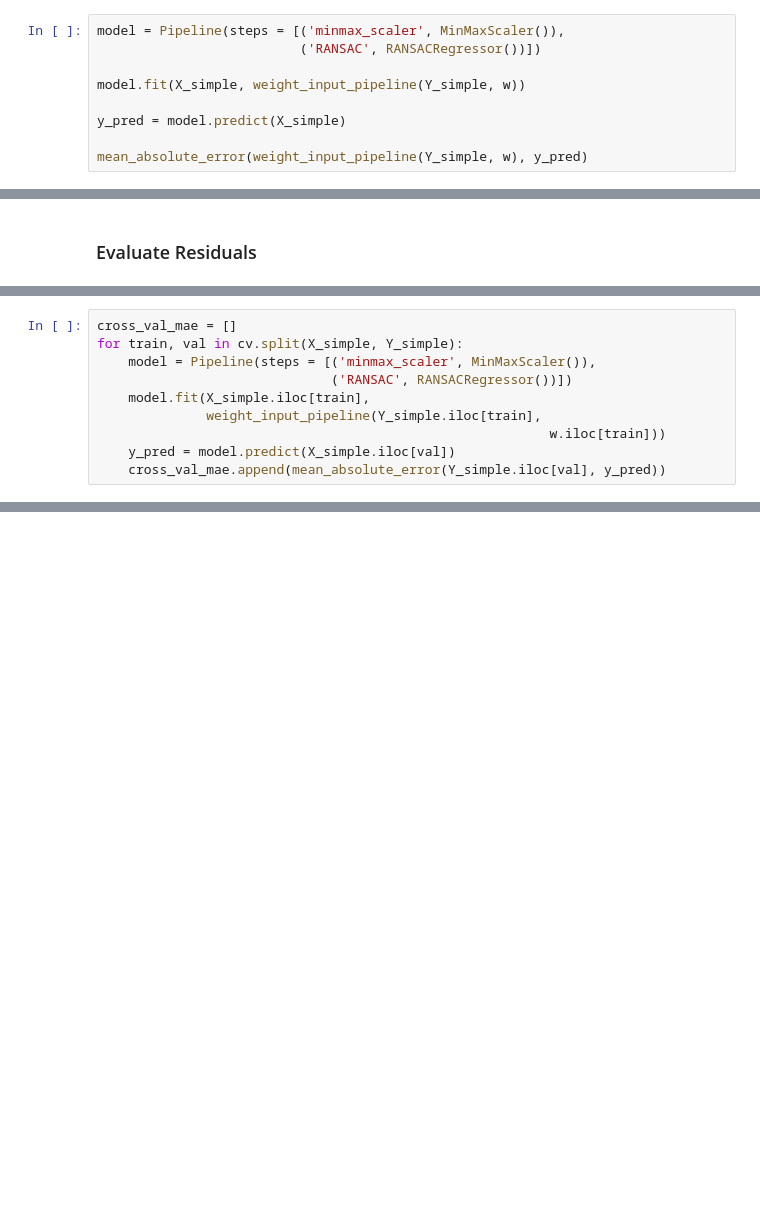
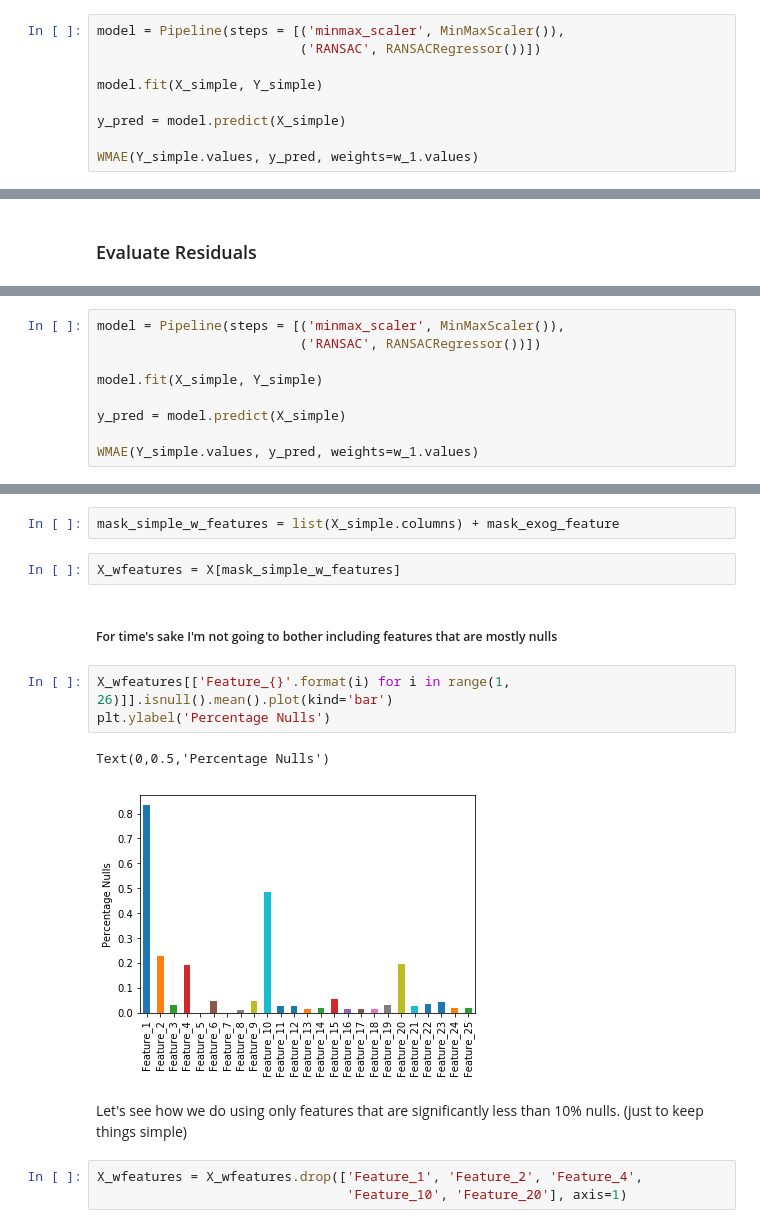
Before and after one commit to Ryanglambert/time_series, a Jupyter notebook: EDA Winton.ipynb, the cells around one changed output, grey strips where cells are left out. Saved outputs shown, nothing was run; the diff lists cells and outputs as text; blank space fills up the shorter version.

Commit message:
WMAE instead of whatever I was doing before

```diff
--- a/EDA Winton.ipynb
+++ b/EDA Winton.ipynb
@@ -269,9 +278,9 @@ model.fit(X_simple.iloc[:limit],
 model = Pipeline(steps = [('minmax_scaler', MinMaxScaler()),
                           ('RANSAC', RANSACRegressor())])
 
-model.fit(X_simple, weight_input_pipeline(Y_simple, w))
+model.fit(X_simple, Y_simple)
 
 y_pred = model.predict(X_simple)
 
-mean_absolute_error(weight_input_pipeline(Y_simple, w), y_pred)
+WMAE(Y_simple.values, y_pred, weights=w_1.values)
 # %% [output]
@@ -318,10 +340,9 @@ cv = KFold(5, True, 42)
 # %%
-cross_val_mae = []
-for train, val in cv.split(X_simple, Y_simple):
-    model = Pipeline(steps = [('minmax_scaler', MinMaxScaler()),
-                              ('RANSAC', RANSACRegressor())])
-    model.fit(X_simple.iloc[train],
-              weight_input_pipeline(Y_simple.iloc[train],
-                                                          w.iloc[train]))
-    y_pred = model.predict(X_simple.iloc[val])
-    cross_val_mae.append(mean_absolute_error(Y_simple.iloc[val], y_pred))
+model = Pipeline(steps = [('minmax_scaler', MinMaxScaler()),
+                          ('RANSAC', RANSACRegressor())])
+
+model.fit(X_simple, Y_simple)
+
+y_pred = model.predict(X_simple)
+
+WMAE(Y_simple.values, y_pred, weights=w_1.values)
@@ -339,0 +384,17 @@ That is crap! Let's make it better!
+# %%
+mask_simple_w_features = list(X_simple.columns) + mask_exog_feature
+# %%
+X_wfeatures = X[mask_simple_w_features]
+# %% [markdown]
+##### For time's sake I'm not going to bother including features that are mostly nulls
+# %%
+X_wfeatures[['Feature_{}'.format(i) for i in range(1, 26)]].isnull().mean().plot(kind='bar')
+plt.ylabel('Percentage Nulls')
+# %% [output]
+Text(0,0.5,'Percentage Nulls')
+[figure, added]
+# %% [markdown]
+Let's see how we do using only features that are significantly less than 10% nulls. (just to keep things simple)
+# %%
+X_wfeatures = X_wfeatures.drop(['Feature_1', 'Feature_2', 'Feature_4',
+                                'Feature_10', 'Feature_20'], axis=1)
```
Also changed, not shown: parts of 35 cells of this notebook.
